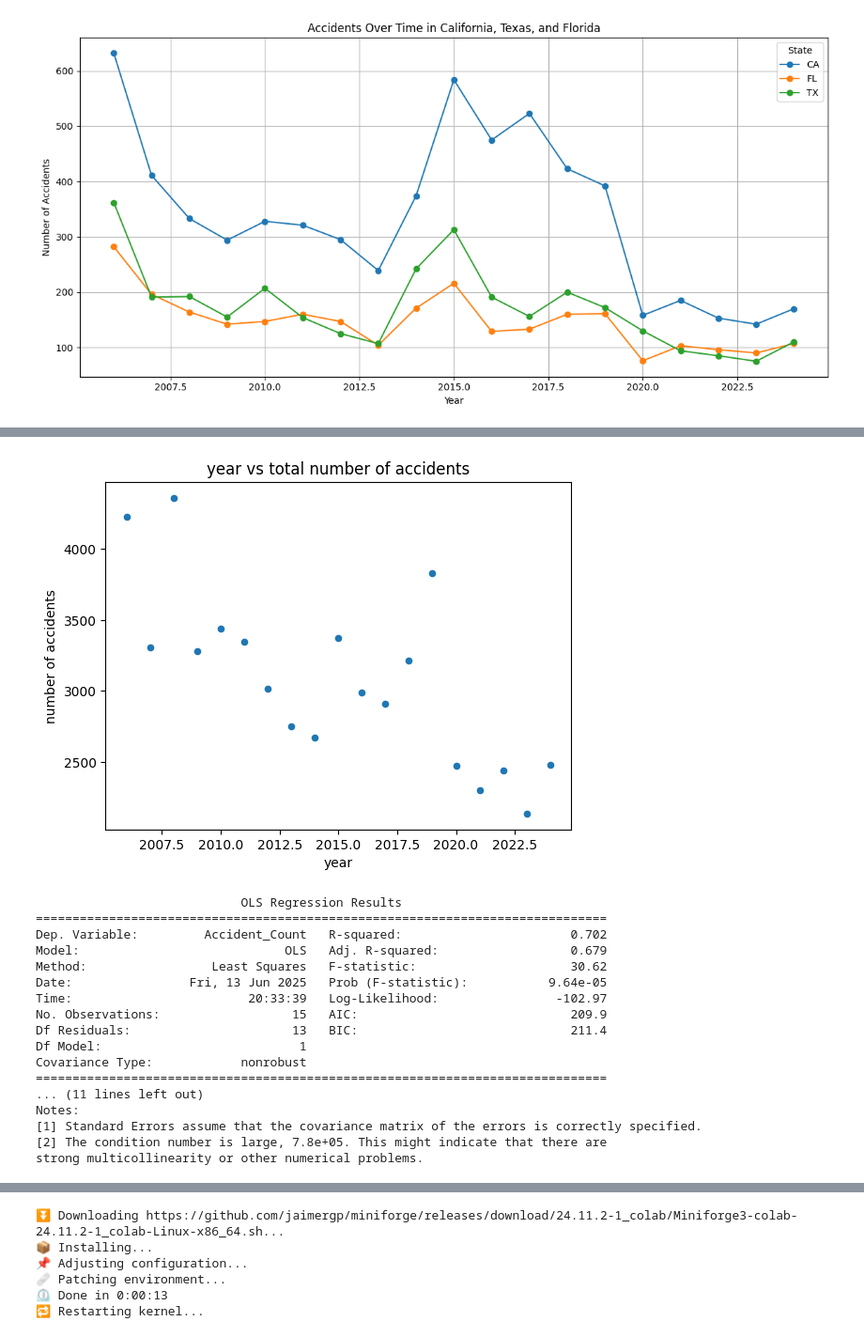
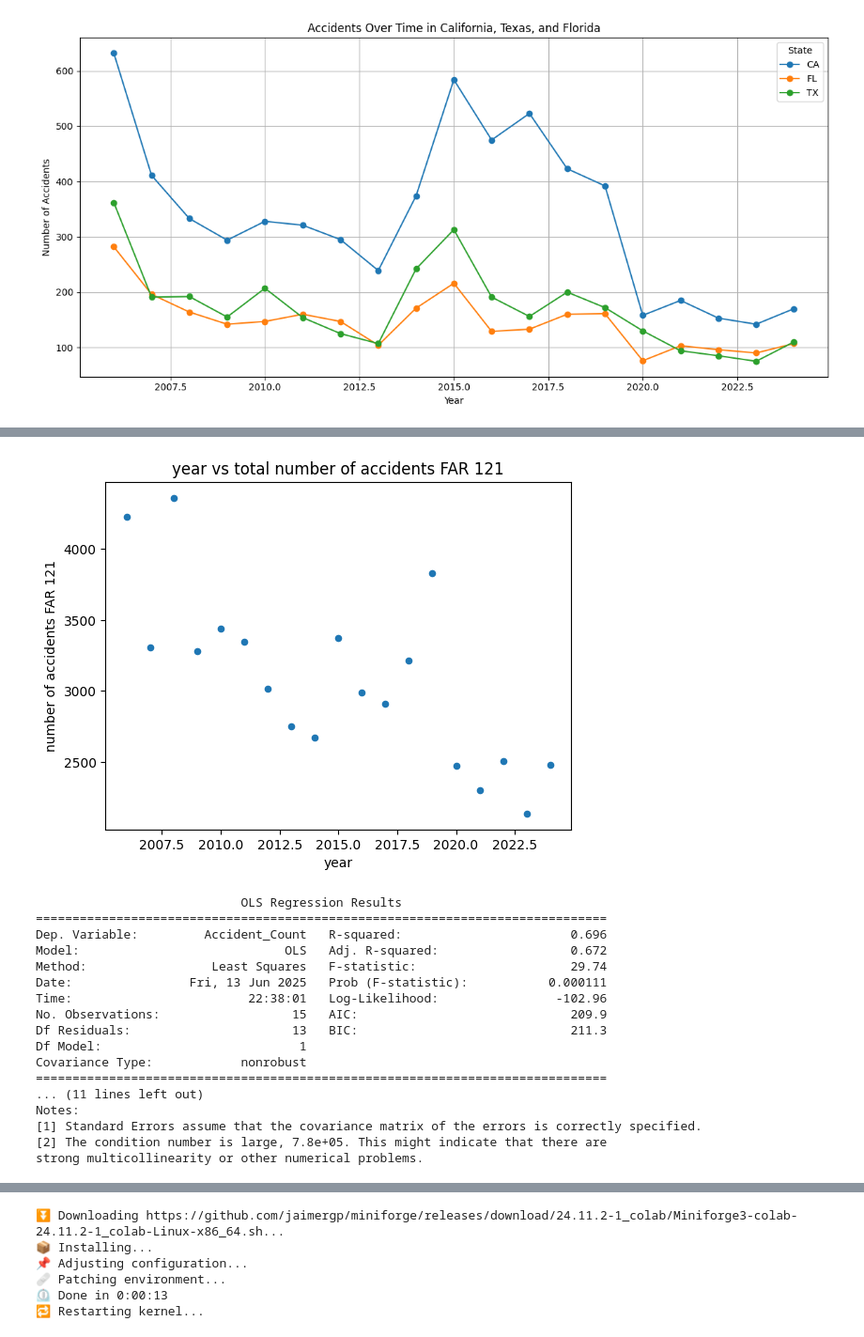
Before and after one commit to terryljh/aviation2, a Jupyter notebook: asrs linear model2.ipynb, the cells around one changed output, grey strips where cells are left out. Shown at 94% size. Drawn from its saved outputs; the diff is of its cells as text; code cells hidden in the pictures.

```diff
--- a/asrs linear model2.ipynb
+++ b/asrs linear model2.ipynb
@@ -192,6 +192,15 @@ df_final.loc[df_final['Normalized'].isin(canadian_provinces), 'Abbreviation_Type
 #df_final.to_csv(file_path, index=False)
 #print(f" Updated Canadian provinces labeled as 'Country' and saved to: {file_path}")
 
+def clean_far_part(value):
+    if pd.isna(value):
+        return value
+    parts = [p.strip() for p in str(value).split(';')]
+    unique_parts = sorted(set(parts))
+    return '; '.join(unique_parts)
+
+df_final['Operating Under FAR Part'] = df_final['Operating Under FAR Part'].apply(clean_far_part)
+
 dfsubset = df_final[['Date', 'Normalized', 'Abbreviation_Type', 'Locale Reference', 'State Reference', 'Operating Under FAR Part','Mission','Light', 'Flight Phase','Function', 'Contributing Factors / Situations', 'Primary Problem']]
 dfsubset=dfsubset.copy()
 dfsubset = dfsubset[(dfsubset['Date']//100 >= 2004) & (dfsubset['Date']//100 <= 2026)]
@@ -327,45 +336,45 @@ dfsubset2 = dfsubset[(dfsubset['Date']//100 >= 2006) & (dfsubset['Date']//100 <=
 dfsubset2 = dfsubset2[dfsubset2['Operating Under FAR Part'] == 'Part 121']
 yearly_counts = dfsubset2.groupby(dfsubset2['Date']//100).size().reset_index(name='Accident_Count')
 yearly_counts.plot.scatter(x='Date', y='Accident_Count')
-plt.title('year vs total number of accidents')
+plt.title('year vs total number of accidents FAR 121')
 plt.xlabel('year')
-plt.ylabel('number of accidents')
+plt.ylabel('number of accidents FAR 121')
 plt.show()
 
 from sklearn.model_selection import train_test_split
 
 X, y = yearly_counts[['Date']], yearly_counts['Accident_Count']
 
 X_train, X_test, y_train, y_test = train_test_split(
 
     X, y, test_size=0.2, random_state=945)
 
 from sklearn.linear_model import LinearRegression
 slryearly = LinearRegression()
 slryearly.fit(X_train,y_train)
 
 #re-doing the above with sm so we can use model summary
 #decreasing trend but unreliable p-value
 import statsmodels.api as sm
 yearly_counts = dfsubset2.groupby(dfsubset2['Date']//100).size().reset_index(name='Accident_Count')
 yearly_counts.rename(columns={yearly_counts.columns[0]: 'Year'}, inplace=True)
 X = sm.add_constant(yearly_counts['Year'])
 y = yearly_counts['Accident_Count']
 X_train, X_test, y_train, y_test = train_test_split(
 X, y, test_size=0.2, random_state=945)
 model = sm.OLS(y_train, X_train).fit()
 print(model.summary())
 # %% [output]
-[figure, old version]
+[figure, new version]
                             OLS Regression Results
 ==============================================================================
-Dep. Variable:         Accident_Count   R-squared:                       0.702
-Model:                            OLS   Adj. R-squared:                  0.679
-Method:                 Least Squares   F-statistic:                     30.62
-Date:                Fri, 13 Jun 2025   Prob (F-statistic):           9.64e-05
-Time:                        20:33:39   Log-Likelihood:                -102.97
+Dep. Variable:         Accident_Count   R-squared:                       0.696
+Model:                            OLS   Adj. R-squared:                  0.672
+Method:                 Least Squares   F-statistic:                     29.74
+Date:                Fri, 13 Jun 2025   Prob (F-statistic):           0.000111
+Time:                        22:38:01   Log-Likelihood:                -102.96
 No. Observations:                  15   AIC:                             209.9
-Df Residuals:                      13   BIC:                             211.4
+Df Residuals:                      13   BIC:                             211.3
 Df Model:                           1
 Covariance Type:            nonrobust
 ==============================================================================
```
Also changed, not shown: parts of 3 cells of this notebook.
